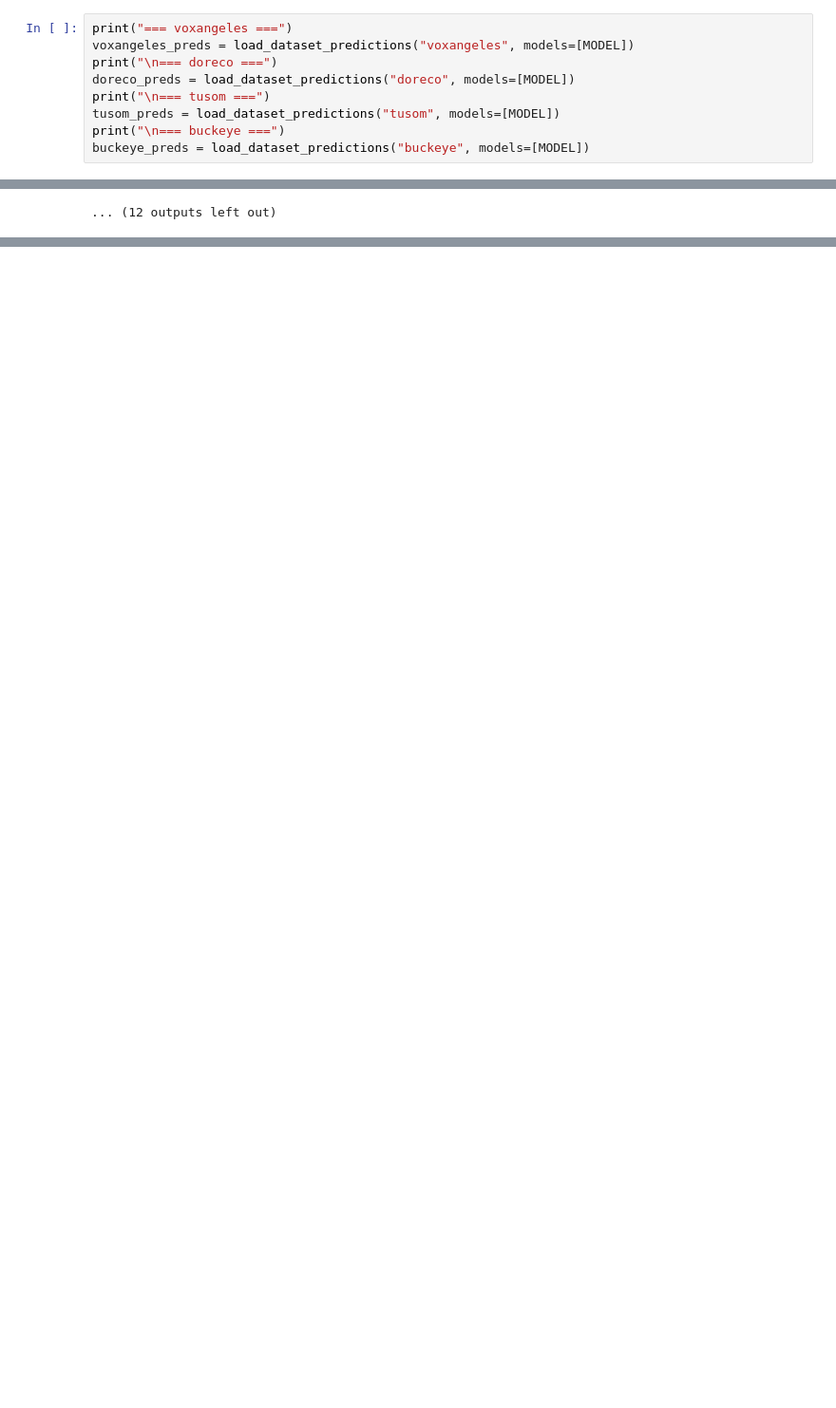
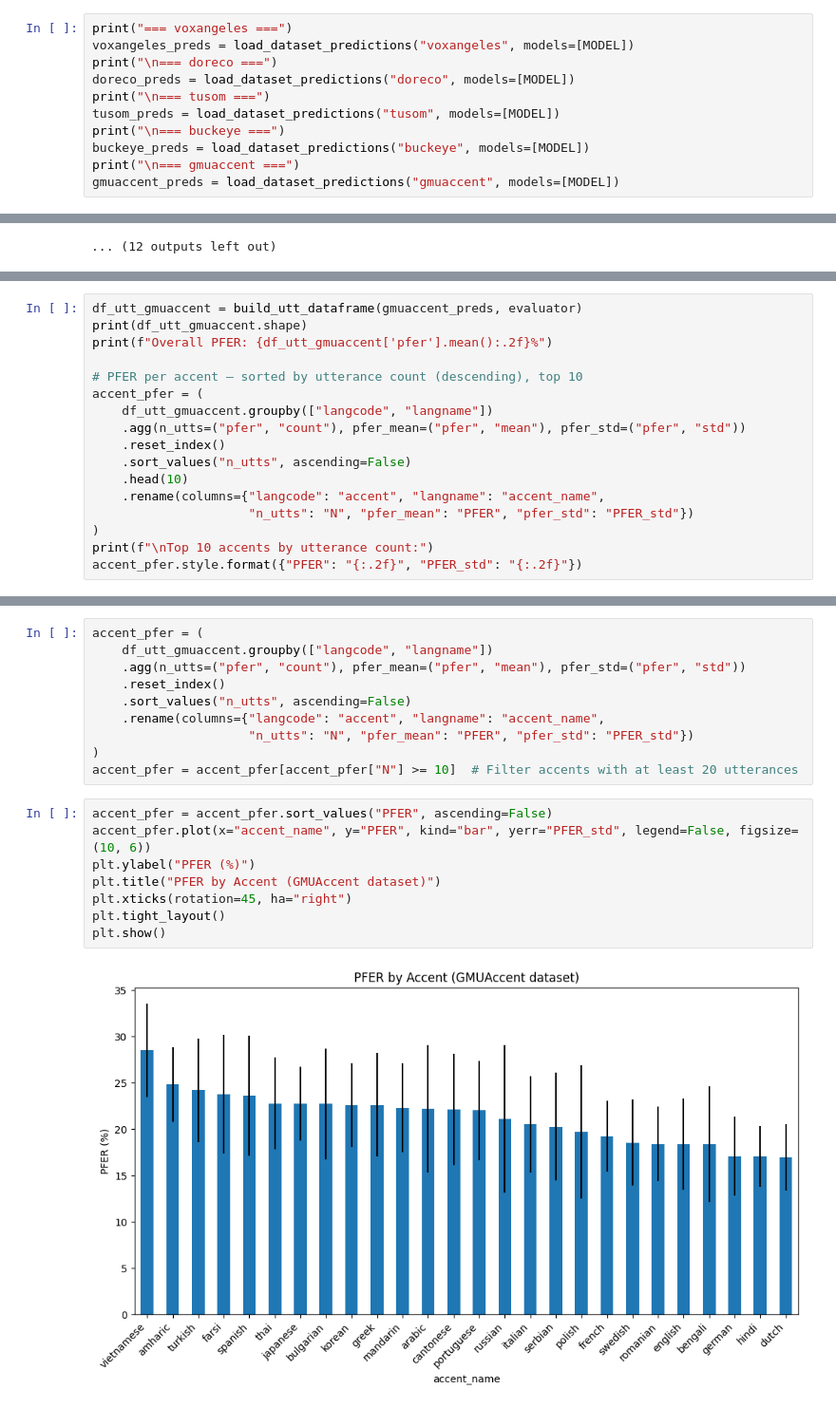
Before and after one commit to Shikhar-S/Speech-Segmentation, a Jupyter notebook: src/recipe/phone_recognition/local/rq4.ipynb, the cells around one changed output, grey strips where cells are left out. Shown at 95% size. Cells and saved outputs as stored; diff of their text form; blank space fills up the shorter version.

```diff
--- a/src/recipe/phone_recognition/local/rq4.ipynb
+++ b/src/recipe/phone_recognition/local/rq4.ipynb
@@ -29,3 +40,5 @@ print("\n=== tusom ===")
 tusom_preds = load_dataset_predictions("tusom", models=[MODEL])
 print("\n=== buckeye ===")
 buckeye_preds = load_dataset_predictions("buckeye", models=[MODEL])
+print("\n=== gmuaccent ===")
+gmuaccent_preds = load_dataset_predictions("gmuaccent", models=[MODEL])
@@ -281,0 +395,17 @@ df_confusion_buckeye.head(N_TOP)
+# %%
+df_utt_gmuaccent = build_utt_dataframe(gmuaccent_preds, evaluator)
+print(df_utt_gmuaccent.shape)
+print(f"Overall PFER: {df_utt_gmuaccent['pfer'].mean():.2f}%")
+
+# PFER per accent — sorted by utterance count (descending), top 10
+accent_pfer = (
+    df_utt_gmuaccent.groupby(["langcode", "langname"])
+    .agg(n_utts=("pfer", "count"), pfer_mean=("pfer", "mean"), pfer_std=("pfer", "std"))
+    .reset_index()
+    .sort_values("n_utts", ascending=False)
+    .head(10)
+    .rename(columns={"langcode": "accent", "langname": "accent_name",
+                     "n_utts": "N", "pfer_mean": "PFER", "pfer_std": "PFER_std"})
+)
+print(f"\nTop 10 accents by utterance count:")
+accent_pfer.style.format({"PFER": "{:.2f}", "PFER_std": "{:.2f}"})
@@ -281,0 +428,20 @@ df_confusion_buckeye.head(N_TOP)
+# %%
+accent_pfer = (
+    df_utt_gmuaccent.groupby(["langcode", "langname"])
+    .agg(n_utts=("pfer", "count"), pfer_mean=("pfer", "mean"), pfer_std=("pfer", "std"))
+    .reset_index()
+    .sort_values("n_utts", ascending=False)
+    .rename(columns={"langcode": "accent", "langname": "accent_name",
+                     "n_utts": "N", "pfer_mean": "PFER", "pfer_std": "PFER_std"})
+)
+accent_pfer = accent_pfer[accent_pfer["N"] >= 10]  # Filter accents with at least 20 utterances
+# %%
+accent_pfer = accent_pfer.sort_values("PFER", ascending=False)
+accent_pfer.plot(x="accent_name", y="PFER", kind="bar", yerr="PFER_std", legend=False, figsize=(10, 6))
+plt.ylabel("PFER (%)")
+plt.title("PFER by Accent (GMUAccent dataset)")
+plt.xticks(rotation=45, ha="right")
+plt.tight_layout()
+plt.show()
+# %% [output]
+[figure, added]
```
Also changed, not shown: parts of 13 cells of this notebook, 2 other files.
